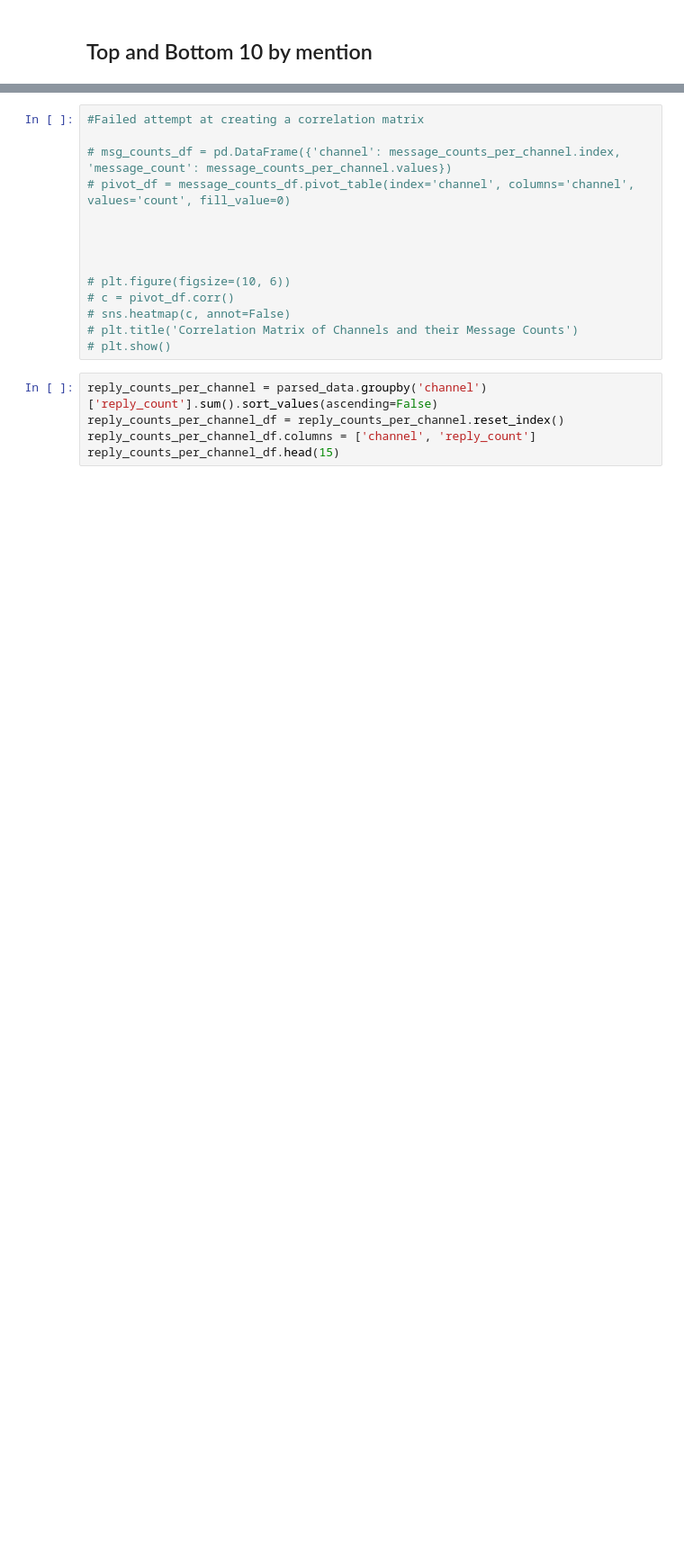
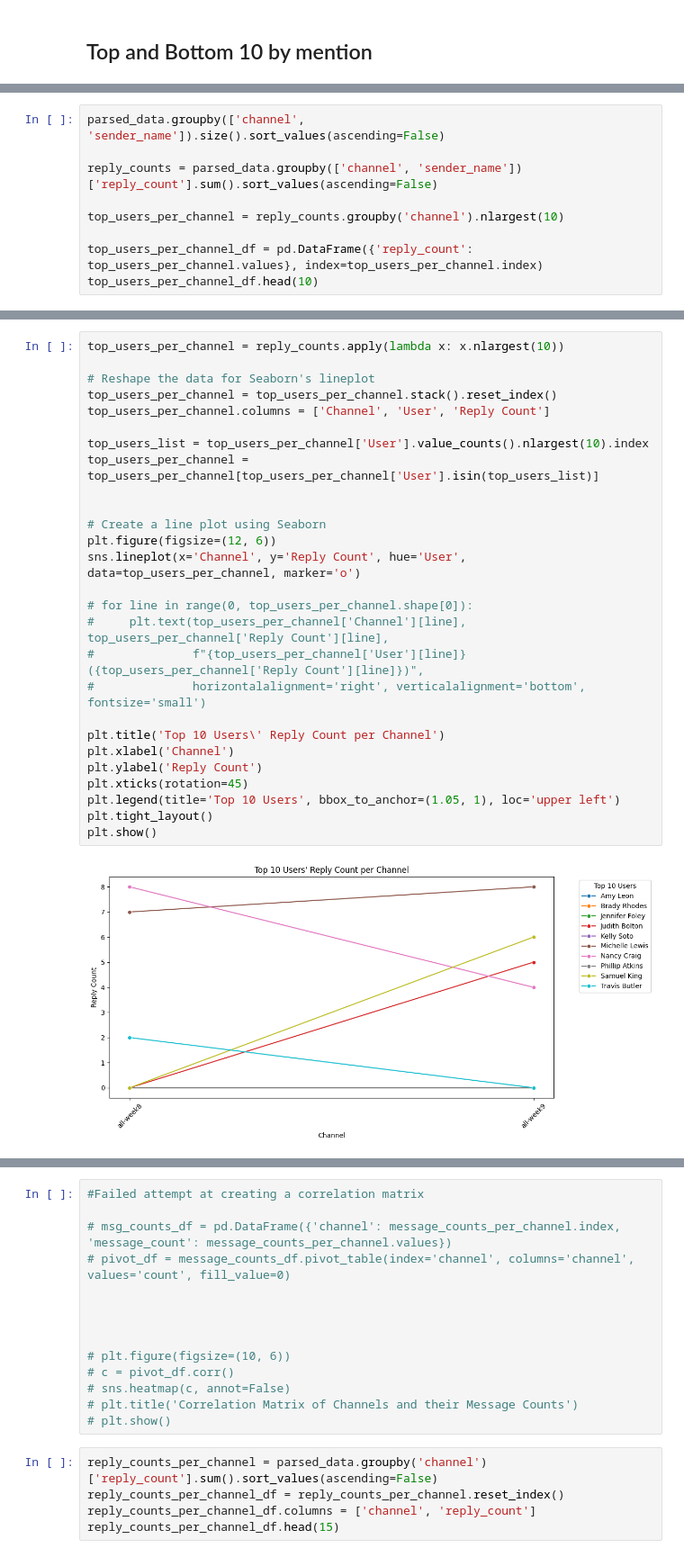
Before and after one commit to biniyam69/tenx-tasks, a Jupyter notebook: notebooks/parse_slack_data.ipynb, the cells around one changed output, grey strips where cells are left out. Shown: that part at 90% size. Cells and saved outputs as stored; diff of their text form; blank space fills up the shorter version.

```diff
--- a/notebooks/parse_slack_data.ipynb
+++ b/notebooks/parse_slack_data.ipynb
@@ -283,0 +257,9 @@ plt.show()
+# %%
+parsed_data.groupby(['channel', 'sender_name']).size().sort_values(ascending=False)
+
+reply_counts = parsed_data.groupby(['channel', 'sender_name'])['reply_count'].sum().sort_values(ascending=False)
+
+top_users_per_channel = reply_counts.groupby('channel').nlargest(10)
+
+top_users_per_channel_df = pd.DataFrame({'reply_count': top_users_per_channel.values}, index=top_users_per_channel.index)
+top_users_per_channel_df.head(10)
@@ -284,3 +279,32 @@ plt.show()
+# %%
+top_users_per_channel = reply_counts.apply(lambda x: x.nlargest(10))
+
+# Reshape the data for Seaborn's lineplot
+top_users_per_channel = top_users_per_channel.stack().reset_index()
+top_users_per_channel.columns = ['Channel', 'User', 'Reply Count']
+
+top_users_list = top_users_per_channel['User'].value_counts().nlargest(10).index
+top_users_per_channel = top_users_per_channel[top_users_per_channel['User'].isin(top_users_list)]
+
+
+# Create a line plot using Seaborn
+plt.figure(figsize=(12, 6))
+sns.lineplot(x='Channel', y='Reply Count', hue='User', data=top_users_per_channel, marker='o')
+
+# for line in range(0, top_users_per_channel.shape[0]):
+#     plt.text(top_users_per_channel['Channel'][line], top_users_per_channel['Reply Count'][line],
+#              f"{top_users_per_channel['User'][line]} ({top_users_per_channel['Reply Count'][line]})",
+#              horizontalalignment='right', verticalalignment='bottom', fontsize='small')
+
+plt.title('Top 10 Users\' Reply Count per Channel')
+plt.xlabel('Channel')
+plt.ylabel('Reply Count')
+plt.xticks(rotation=45)
+plt.legend(title='Top 10 Users', bbox_to_anchor=(1.05, 1), loc='upper left')
+plt.tight_layout()
+plt.show()
+# %% [output]
+[figure, added]
 # %%
 # Convert 'msg_sent_time' column to datetime format
 parsed_data['msg_sent_time'] = pd.to_datetime(parsed_data['msg_sent_time'], unit='s')
```
Also changed, not shown: parts of 24 cells of this notebook, 2 other files.
